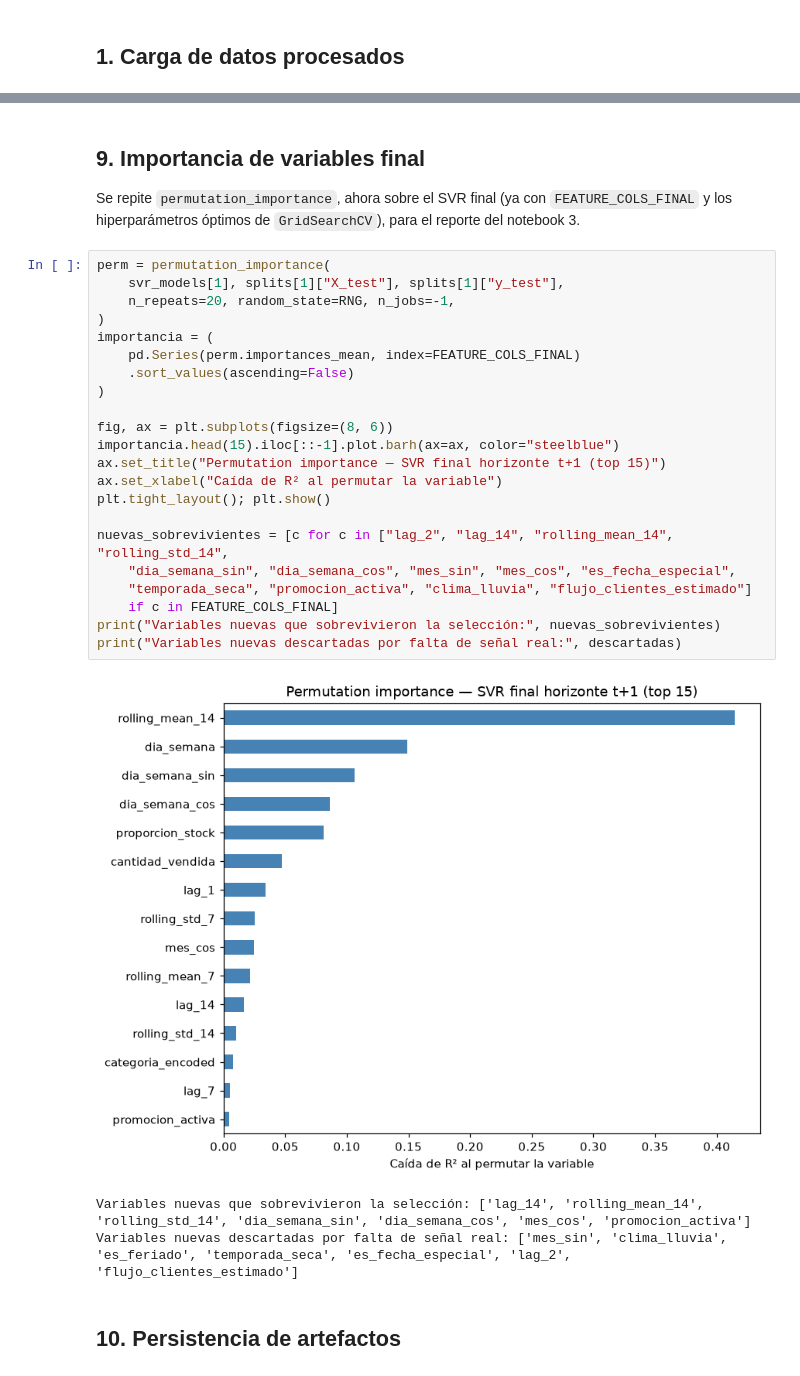
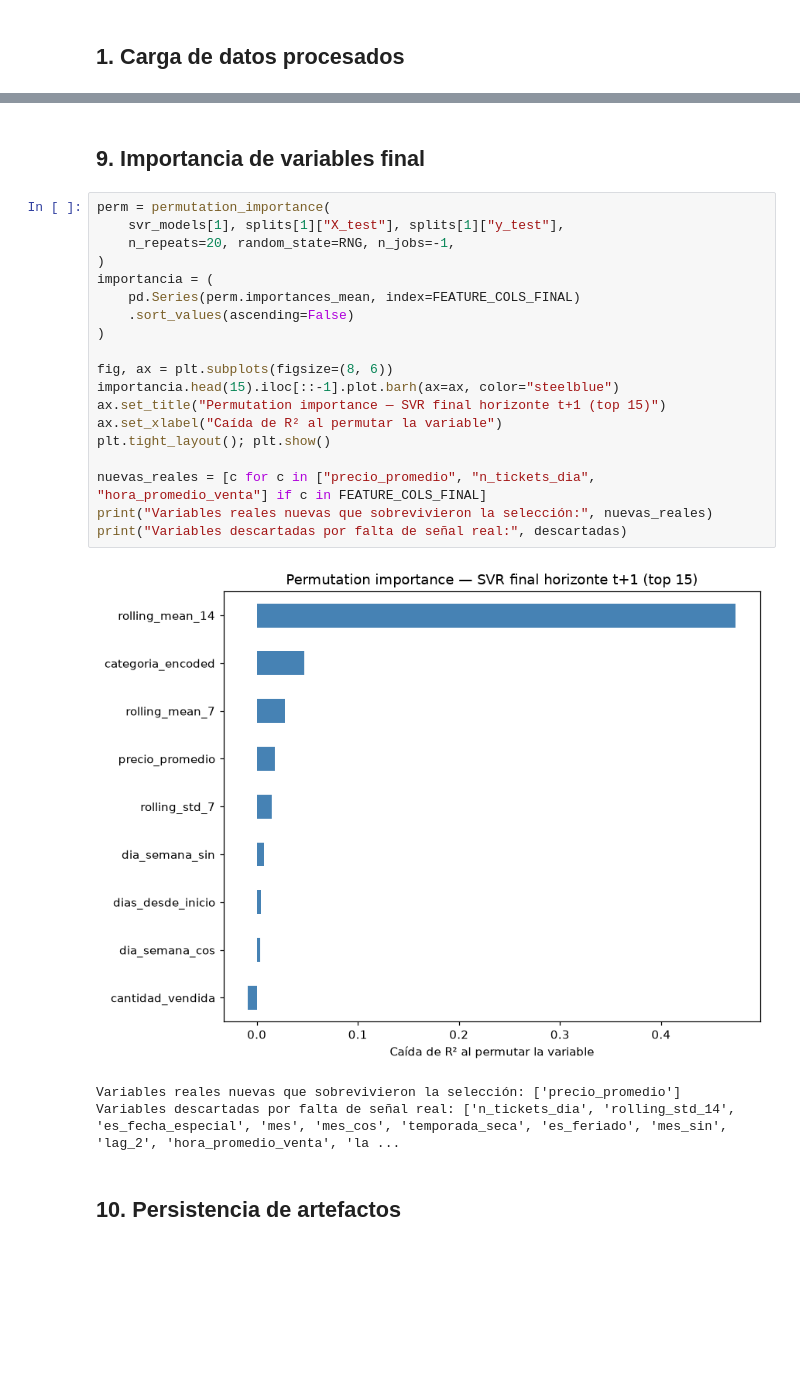
Before and after one commit to Whiteherobot/prediccion-demanda-cafeteria, a Jupyter notebook: notebooks/02_procesos.ipynb, the cells around one changed output, grey strips where cells are left out. Cells and saved outputs as stored; diff of their text form; blank space fills up the shorter version.

```diff
--- a/notebooks/02_procesos.ipynb
+++ b/notebooks/02_procesos.ipynb
@@ -283,35 +282,28 @@ Anomalías detectadas en test: 15 / 330 (4.5%)
-# %% [markdown]
-## 9. Importancia de variables final
-
-Se repite `permutation_importance`, ahora sobre el SVR final (ya con
-`FEATURE_COLS_FINAL` y los hiperparámetros óptimos de `GridSearchCV`), para el
-reporte del notebook 3.
+# %% [markdown]
+## 9. Importancia de variables final
 # %%
 perm = permutation_importance(
     svr_models[1], splits[1]["X_test"], splits[1]["y_test"],
     n_repeats=20, random_state=RNG, n_jobs=-1,
 )
 importancia = (
     pd.Series(perm.importances_mean, index=FEATURE_COLS_FINAL)
     .sort_values(ascending=False)
 )
 
 fig, ax = plt.subplots(figsize=(8, 6))
 importancia.head(15).iloc[::-1].plot.barh(ax=ax, color="steelblue")
 ax.set_title("Permutation importance — SVR final horizonte t+1 (top 15)")
 ax.set_xlabel("Caída de R² al permutar la variable")
 plt.tight_layout(); plt.show()
 
-nuevas_sobrevivientes = [c for c in ["lag_2", "lag_14", "rolling_mean_14", "rolling_std_14",
-    "dia_semana_sin", "dia_semana_cos", "mes_sin", "mes_cos", "es_fecha_especial",
-    "temporada_seca", "promocion_activa", "clima_lluvia", "flujo_clientes_estimado"]
-    if c in FEATURE_COLS_FINAL]
-print("Variables nuevas que sobrevivieron la selección:", nuevas_sobrevivientes)
-print("Variables nuevas descartadas por falta de señal real:", descartadas)
+nuevas_reales = [c for c in ["precio_promedio", "n_tickets_dia", "hora_promedio_venta"] if c in FEATURE_COLS_FINAL]
+print("Variables reales nuevas que sobrevivieron la selección:", nuevas_reales)
+print("Variables descartadas por falta de señal real:", descartadas)
 # %% [output]
-[figure, old version]
+[figure, new version]
-Variables nuevas que sobrevivieron la selección: ['lag_14', 'rolling_mean_14', 'rolling_std_14', 'dia_semana_sin', 'dia_semana_cos', 'mes_cos', 'promocion_activa']
-Variables nuevas descartadas por falta de señal real: ['mes_sin', 'clima_lluvia', 'es_feriado', 'temporada_seca', 'es_fecha_especial', 'lag_2', 'flujo_clientes_estimado']
+Variables reales nuevas que sobrevivieron la selección: ['precio_promedio']
+Variables descartadas por falta de señal real: ['n_tickets_dia', 'rolling_std_14', 'es_fecha_especial', 'mes', 'mes_cos', 'temporada_seca', 'es_feriado', 'mes_sin', 'lag_2', 'hora_promedio_venta', 'la ...
 # %% [markdown]
 ## 10. Persistencia de artefactos
 # %%
```
Also changed, not shown: parts of 21 cells of this notebook, 18 other files.
